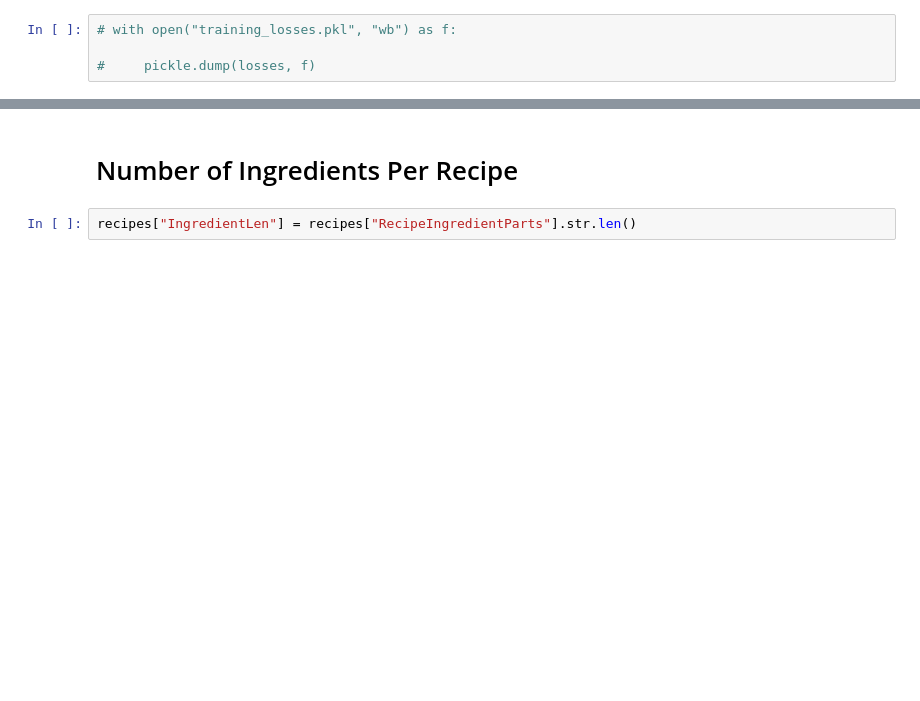
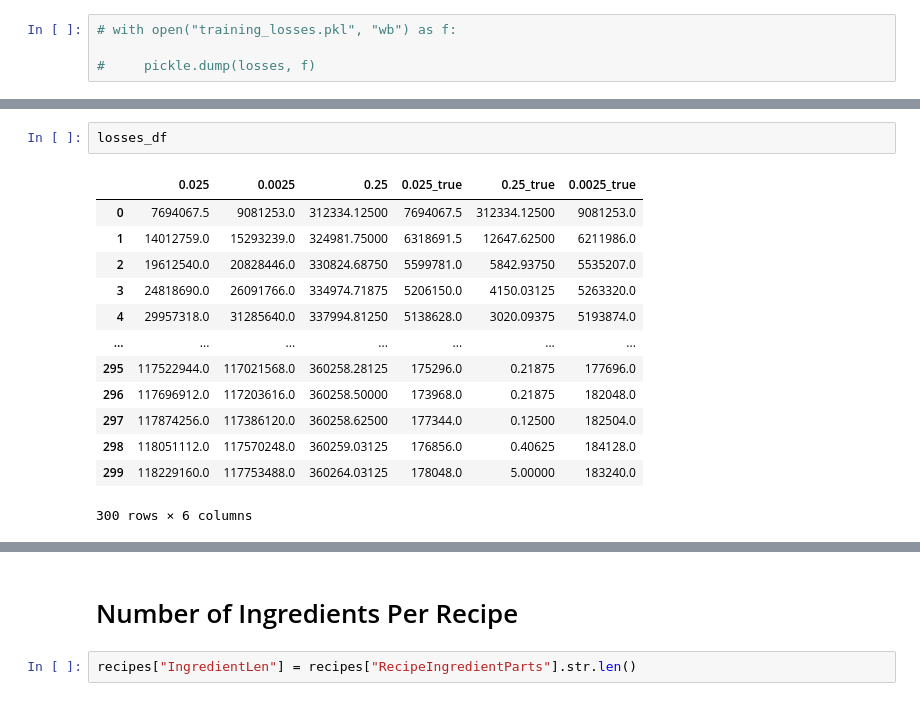
Before and after one commit to jakekadir/diss, a Jupyter notebook: recipe2vec_investigation.ipynb, the cells around one changed output, grey strips where cells are left out. Drawn from its saved outputs; the diff is of its cells as text; blank space fills up the shorter version.

```diff
--- a/recipe2vec_investigation.ipynb
+++ b/recipe2vec_investigation.ipynb
@@ -41,0 +95,16 @@ EOFError: Ran out of input
+# %%
+losses_df
+# %% [output]
+|  | 0.025 | 0.0025 | 0.25 | 0.025_true | 0.25_true | 0.0025_true |
+| 0 | 7694067.5 | 9081253.0 | 312334.12500 | 7694067.5 | 312334.12500 | 9081253.0 |
+| 1 | 14012759.0 | 15293239.0 | 324981.75000 | 6318691.5 | 12647.62500 | 6211986.0 |
+| 2 | 19612540.0 | 20828446.0 | 330824.68750 | 5599781.0 | 5842.93750 | 5535207.0 |
+| 3 | 24818690.0 | 26091766.0 | 334974.71875 | 5206150.0 | 4150.03125 | 5263320.0 |
+| 4 | 29957318.0 | 31285640.0 | 337994.81250 | 5138628.0 | 3020.09375 | 5193874.0 |
+| ... | ... | ... | ... | ... | ... | ... |
+| 295 | 117522944.0 | 117021568.0 | 360258.28125 | 175296.0 | 0.21875 | 177696.0 |
+| 296 | 117696912.0 | 117203616.0 | 360258.50000 | 173968.0 | 0.21875 | 182048.0 |
+| 297 | 117874256.0 | 117386120.0 | 360258.62500 | 177344.0 | 0.12500 | 182504.0 |
+| 298 | 118051112.0 | 117570248.0 | 360259.03125 | 176856.0 | 0.40625 | 184128.0 |
+| 299 | 118229160.0 | 117753488.0 | 360264.03125 | 178048.0 | 5.00000 | 183240.0 |
+300 rows × 6 columns
```
Also changed, not shown: parts of 6 cells of this notebook, 4 other files.
